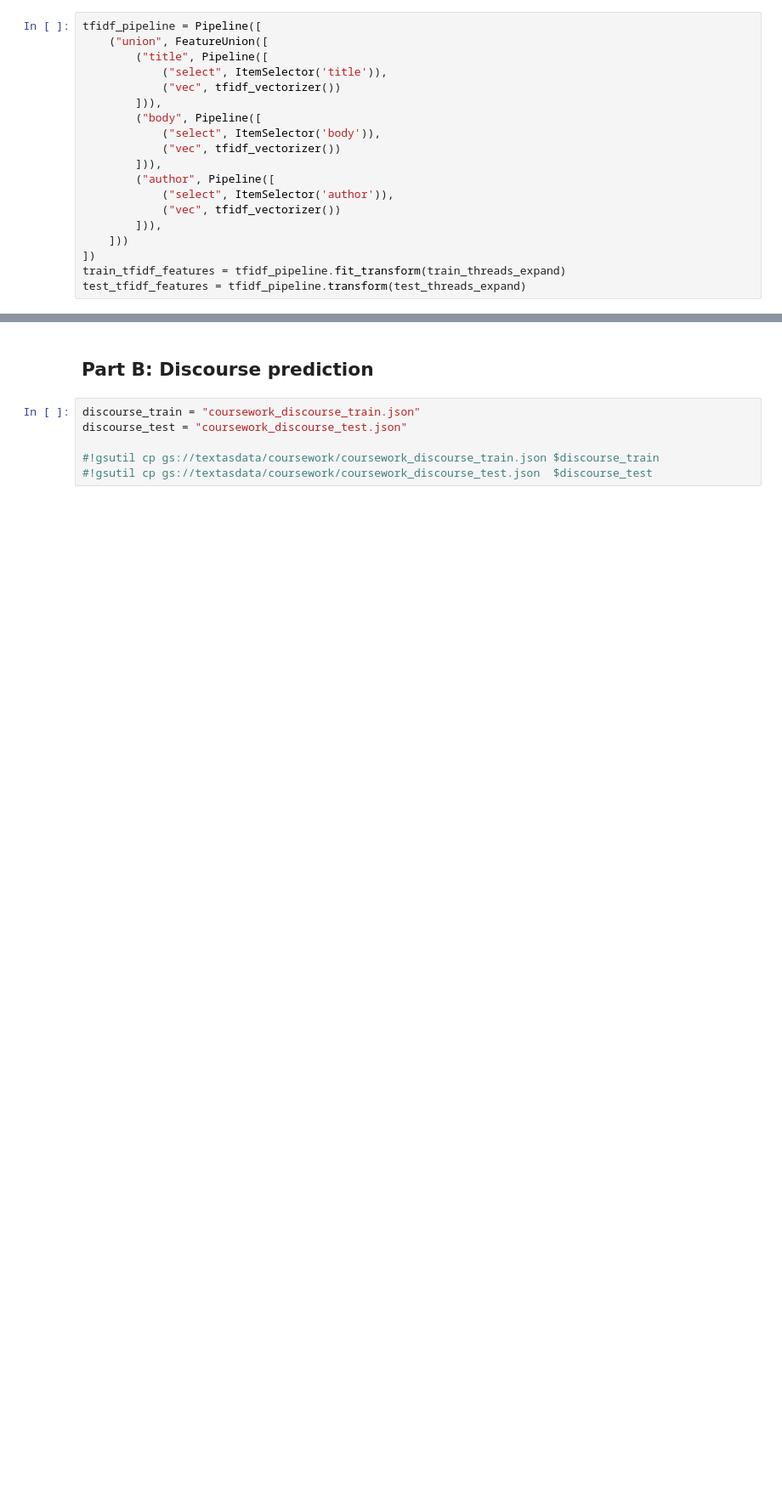
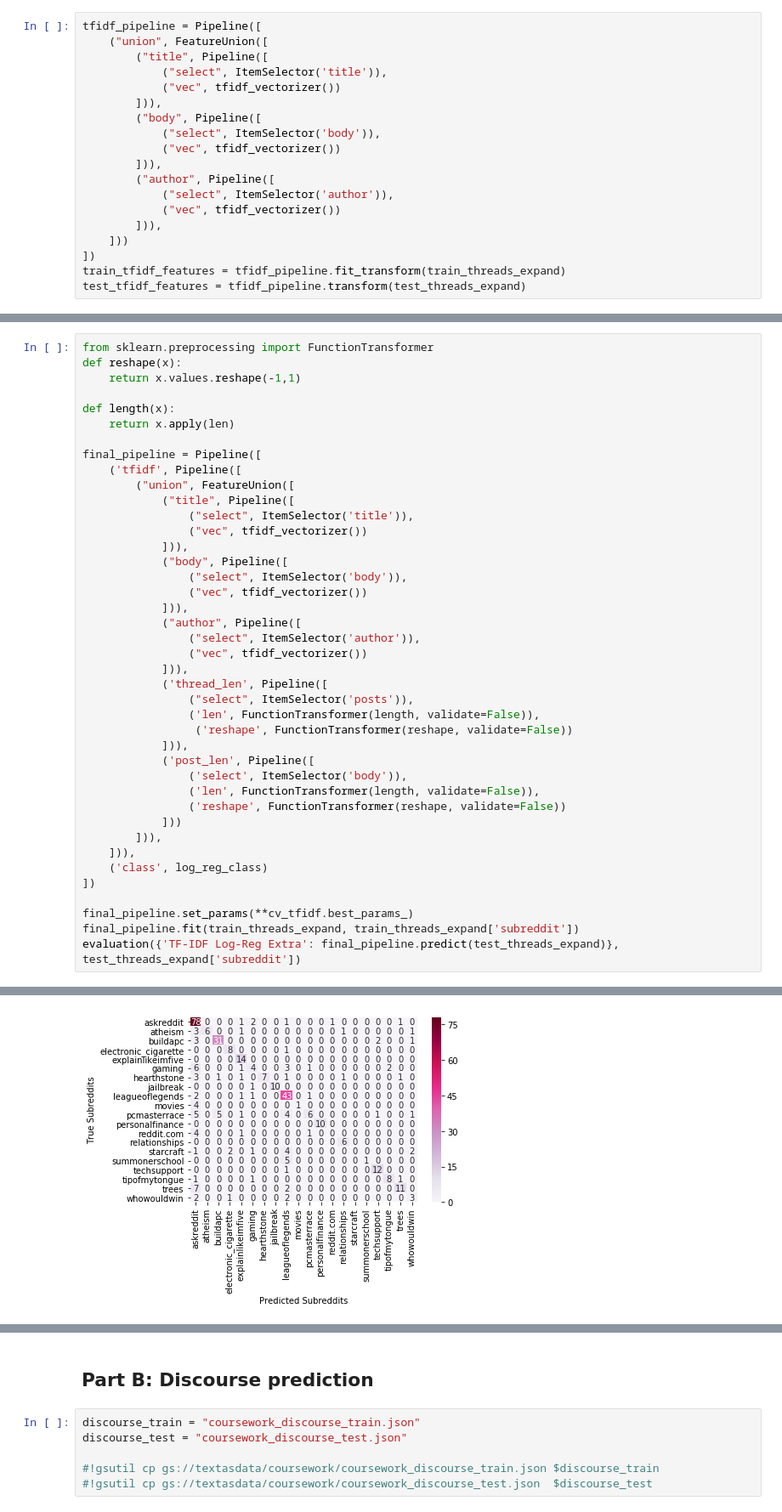
Before and after one commit to themadprofessor/UniWork, a Jupyter notebook: TAD/Coursework skeleton.ipynb, the cells around one changed output, grey strips where cells are left out. Shown at 85% size. Drawn from its saved outputs; the diff is of its cells as text; blank space fills up the shorter version.

```diff
--- a/TAD/Coursework skeleton.ipynb
+++ b/TAD/Coursework skeleton.ipynb
@@ -419,0 +402,42 @@ Predict and evaulation duaration: 5.4433677509999825
+# %%
+from sklearn.preprocessing import FunctionTransformer
+def reshape(x):
+    return x.values.reshape(-1,1)
+
+def length(x):
+    return x.apply(len)
+
+final_pipeline = Pipeline([
+    ('tfidf', Pipeline([
+        ("union", FeatureUnion([
+            ("title", Pipeline([
+                ("select", ItemSelector('title')),
+                ("vec", tfidf_vectorizer())
+            ])),
+            ("body", Pipeline([
+                ("select", ItemSelector('body')),
+                ("vec", tfidf_vectorizer())
+            ])),
+            ("author", Pipeline([
+                ("select", ItemSelector('author')),
+                ("vec", tfidf_vectorizer())
+            ])),
+            ('thread_len', Pipeline([
+                ("select", ItemSelector('posts')),
+                ('len', FunctionTransformer(length, validate=False)),
+                 ('reshape', FunctionTransformer(reshape, validate=False))
+            ])),
+            ('post_len', Pipeline([
+                ('select', ItemSelector('body')),
+                ('len', FunctionTransformer(length, validate=False)),
+                ('reshape', FunctionTransformer(reshape, validate=False))
+            ]))
+        ])),
+    ])),
+    ('class', log_reg_class)
+])
+
+final_pipeline.set_params(**cv_tfidf.best_params_)
+final_pipeline.fit(train_threads_expand, train_threads_expand['subreddit'])
+evaluation({'TF-IDF Log-Reg Extra': final_pipeline.predict(test_threads_expand)}, test_threads_expand['subreddit'])
+# %% [output]
@@ -419,0 +461 @@ Predict and evaulation duaration: 5.4433677509999825
+[figure, added]
```
Also changed, not shown: parts of 13 cells of this notebook.
